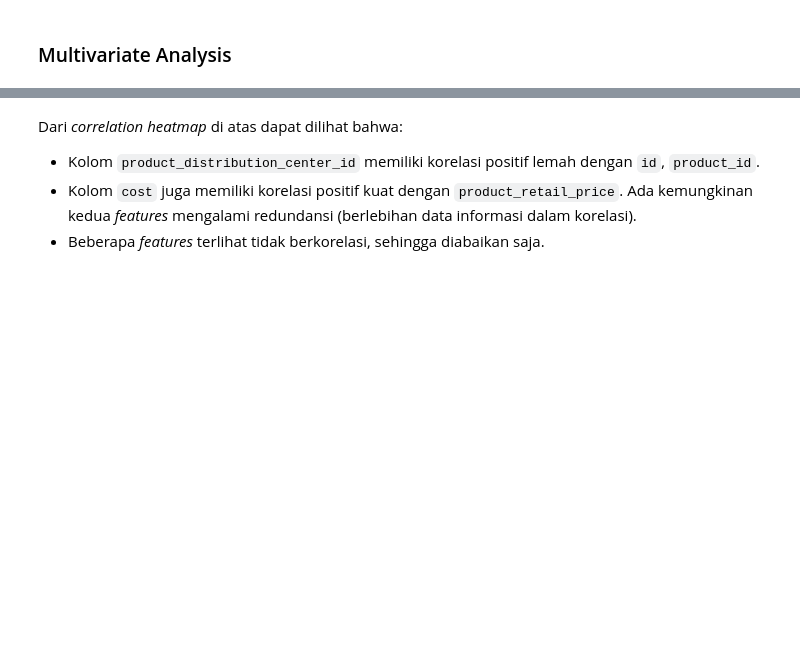
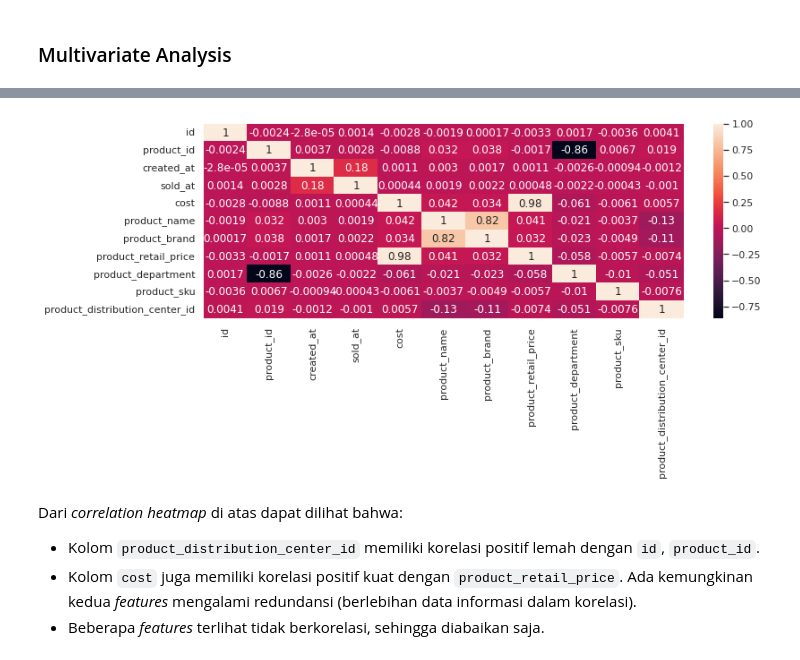
Before and after one commit to NabilahSharfina/Ruangguru-Bootcamp, a Jupyter notebook: Final_Project_DBA_Kelompok_255.ipynb, the cells around one changed output, grey strips where cells are left out. Saved outputs shown, nothing was run; the diff lists cells and outputs as text; code cells hidden in the pictures; blank space fills up the shorter version.

```diff
--- a/Final_Project_DBA_Kelompok_255.ipynb
+++ b/Final_Project_DBA_Kelompok_255.ipynb
@@ -742,3 +751,8 @@ sns.heatmap(inv_items.corr(), cmap='Blues', annot=True, fmt='.2f')
+# %%
+sns.heatmap(inv_items.select_dtypes(['float64', 'int64']).corr(), annot=True)
+plt.show()
+# %% [output]
+[figure, added]
 # %% [markdown]
 Dari *correlation heatmap* di atas dapat dilihat bahwa:
 - Kolom `product_distribution_center_id` memiliki korelasi positif lemah dengan `id`, `product_id`.
```
Also changed, not shown: parts of 12 cells of this notebook.
